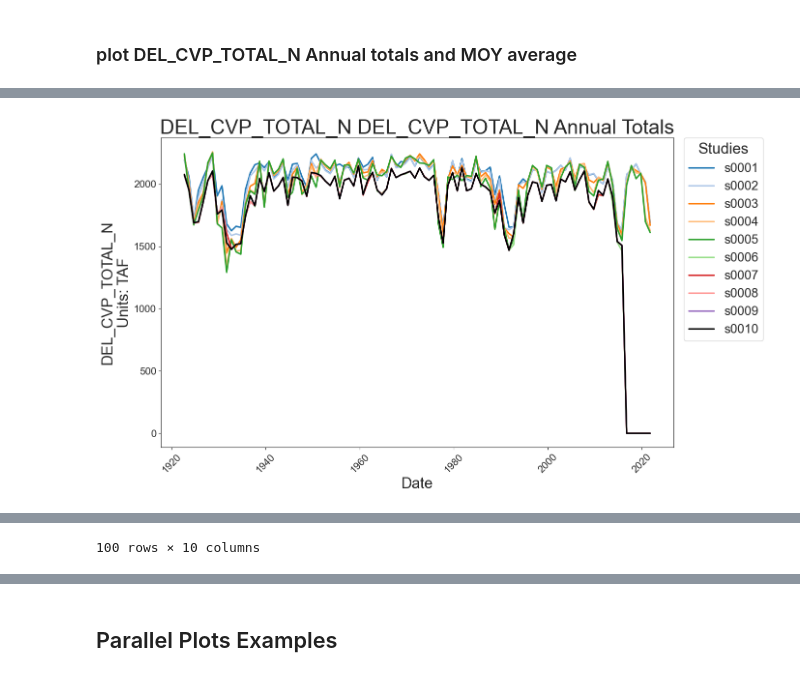
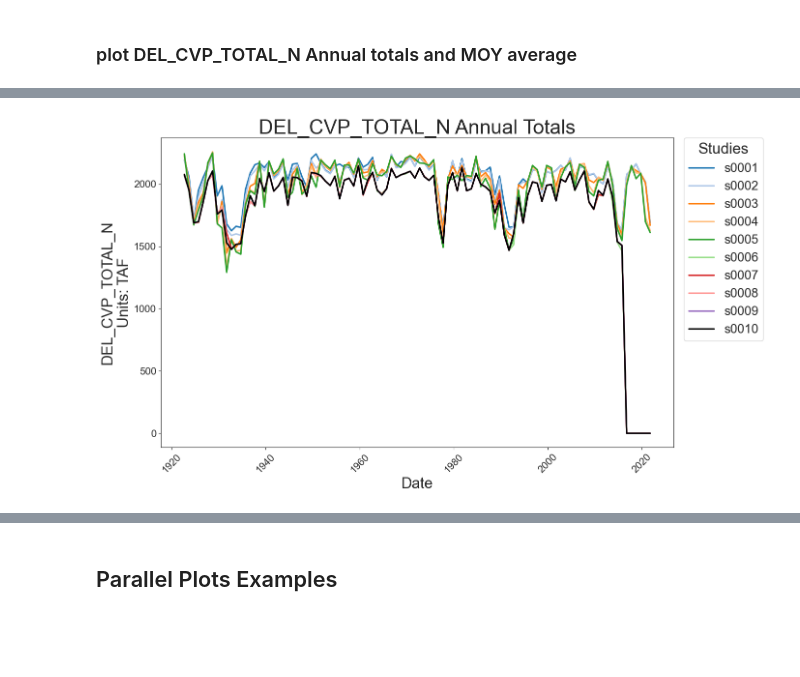
Before and after one commit to maramahmedd/coeqwal, a Jupyter notebook: notebooks/Metrics.ipynb, the cells around one changed output, grey strips where cells are left out. Saved outputs shown, nothing was run; the diff lists cells and outputs as text; code cells hidden in the pictures; blank space fills up the shorter version.

```diff
--- a/notebooks/Metrics.ipynb
+++ b/notebooks/Metrics.ipynb
@@ -347,4 +350,4 @@ DEL_CVP_TOTAL_N_df
 # %%
-pu.plot_annual_totals(DEL_CVP_TOTAL_N_df, xLab = 'Date', pTitle = 'Annual Totals', lTitle = 'Studies', fTitle = 'DEL_CVP_TOTAL_N_ann_tot', pSave = True, fPath = plots_path)
+DEL_CVP_TOTAL_N_ann_df = pu.plot_annual_totals(DEL_CVP_TOTAL_N_df, xLab = 'Date', pTitle = 'Annual Totals', lTitle = 'Studies', fTitle = 'DEL_CVP_TOTAL_N_ann_tot', pSave = True, fPath = plots_path)
 # %% [output]
-[figure, old version]
+[figure, new version]
@@ -376,4 +354,3 @@ pu.plot_annual_totals(DEL_CVP_TOTAL_N_df, xLab = 'Date', pTitle = 'Annual Totals
-100 rows × 10 columns
 # %%
 pu.plot_moy_averages(DEL_CVP_TOTAL_N_df, xLab = 'Month of Year', pTitle = 'Month of Year Average Totals', lTitle = 'Studies', fTitle = 'DEL_CVP_TOTAL_N_moy_avg', pSave = True, fPath = plots_path)
 # %% [output]
```
Also changed, not shown: parts of 11 cells of this notebook, 2 other files.
